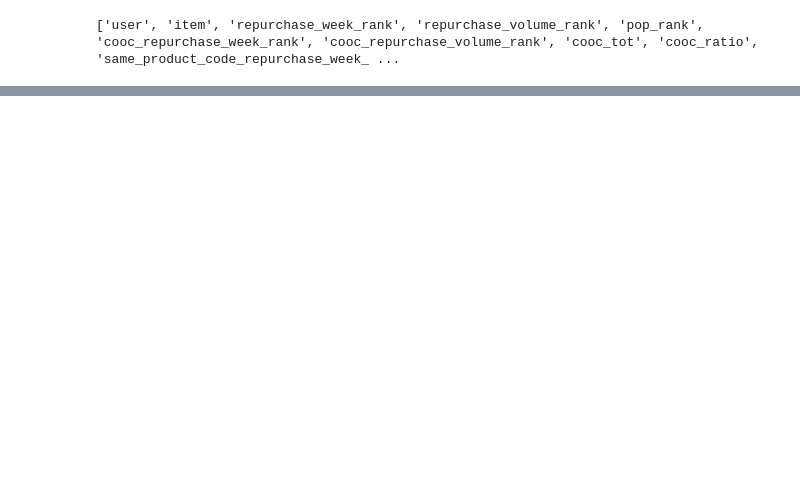
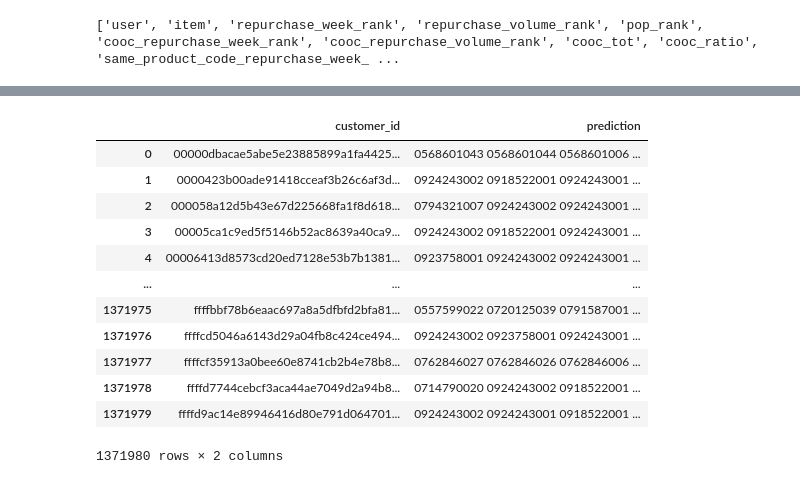
Before and after one commit to ryowk/kaggle-h-and-m-personalized-fashion-recommendations, a Jupyter notebook: eda.ipynb, the cells around one changed output, grey strips where cells are left out. Saved outputs shown, nothing was run; the diff lists cells and outputs as text; code cells hidden in the pictures; blank space fills up the shorter version.

```diff
--- a/eda.ipynb
+++ b/eda.ipynb
@@ -452,0 +541,28 @@ mapk(merged['gt'], merged['item'])
+# %%
+mp_user = pd.read_pickle(f"input/{dataset}/mp_customer_id.pkl")
+mp_item = pd.read_pickle(f"input/{dataset}/mp_article_id.pkl")
+# %%
+a_user = mp_user['val'].values
+a_item = mp_item['val'].values
+# %%
+pred_user_item_pred['customer_id'] = pred_user_item_pred['user'].apply(lambda x: a_user[x])
+pred_user_item_pred['prediction'] = pred_user_item_pred['item'].apply(lambda x: list(map(lambda y: a_item[y], x)))
+# %%
+pred_user_item_pred['prediction'] = pred_user_item_pred['prediction'].apply(lambda x: ' '.join(map(str, x)))
+# %%
+submission = pred_user_item_pred[['customer_id', 'prediction']]
+submission
+# %% [output]
+|  | customer_id | prediction |
+| 0 | 00000dbacae5abe5e23885899a1fa4425... | 0568601043 0568601044 0568601006 ... |
+| 1 | 0000423b00ade91418cceaf3b26c6af3d... | 0924243002 0918522001 0924243001 ... |
+| 2 | 000058a12d5b43e67d225668fa1f8d618... | 0794321007 0924243002 0924243001 ... |
+| 3 | 00005ca1c9ed5f5146b52ac8639a40ca9... | 0924243002 0918522001 0924243001 ... |
+| 4 | 00006413d8573cd20ed7128e53b7b1381... | 0923758001 0924243002 0924243001 ... |
+| ... | ... | ... |
+| 1371975 | ffffbbf78b6eaac697a8a5dfbfd2bfa81... | 0557599022 0720125039 0791587001 ... |
+| 1371976 | ffffcd5046a6143d29a04fb8c424ce494... | 0924243002 0923758001 0924243001 ... |
+| 1371977 | ffffcf35913a0bee60e8741cb2b4e78b8... | 0762846027 0762846026 0762846006 ... |
+| 1371978 | ffffd7744cebcf3aca44ae7049d2a94b8... | 0714790020 0924243002 0918522001 ... |
+| 1371979 | ffffd9ac14e89946416d80e791d064701... | 0924243002 0924243001 0918522001 ... |
+1371980 rows × 2 columns
```
Also changed, not shown: parts of 25 cells of this notebook.
